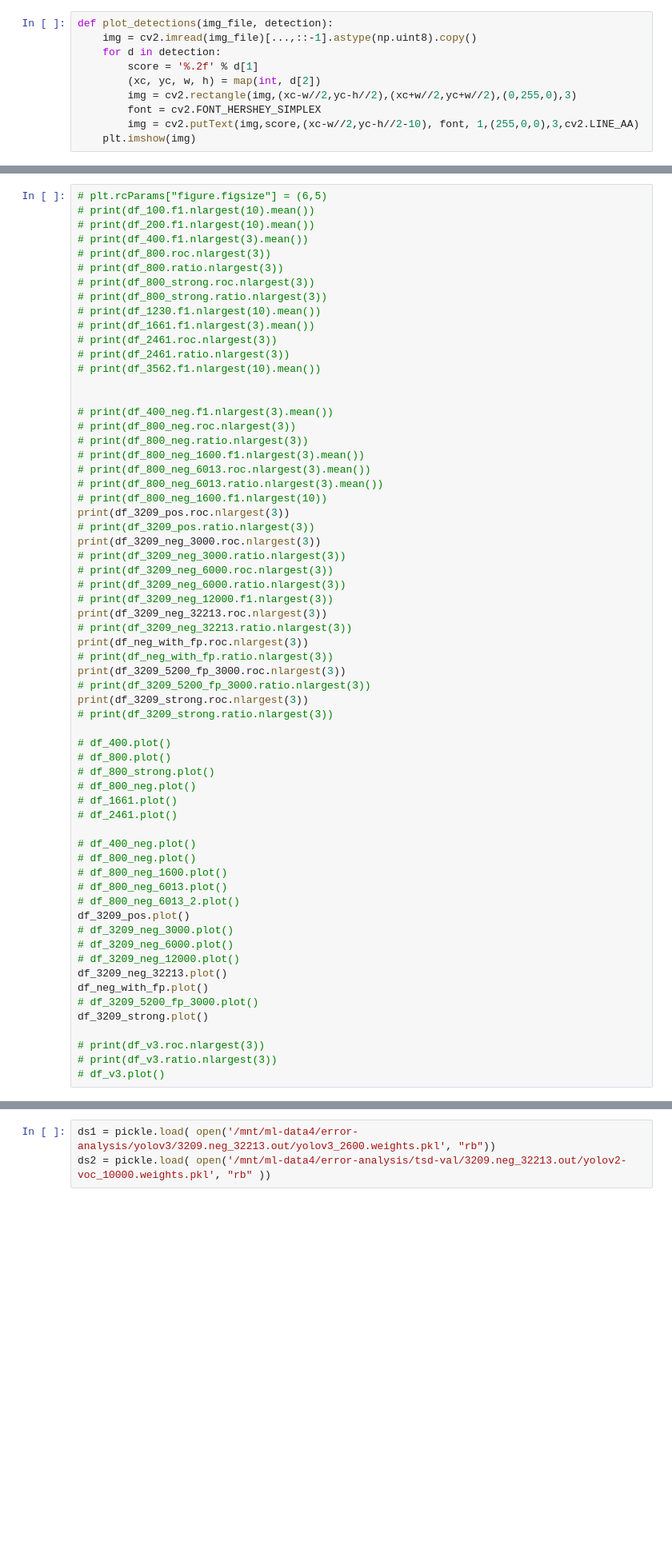
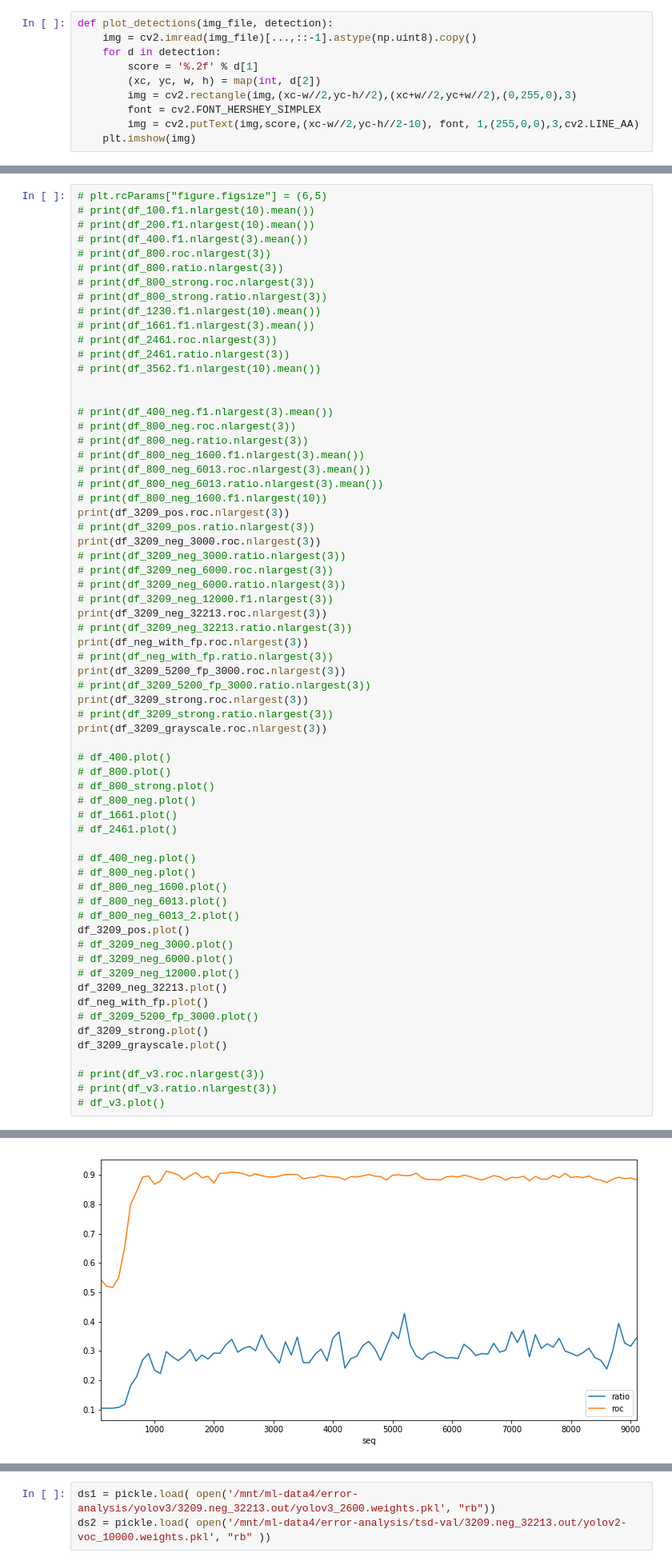
Before and after one commit to test-v1/notebooks-1, a Jupyter notebook: yolo/high bias or high variance.ipynb, the cells around one changed output, grey strips where cells are left out. Shown at 80% size. Saved outputs shown, nothing was run; the diff lists cells and outputs as text; blank space fills up the shorter version.

```diff
--- a/yolo/high bias or high variance.ipynb
+++ b/yolo/high bias or high variance.ipynb
@@ -167,6 +165,7 @@ print(df_3209_5200_fp_3000.roc.nlargest(3))
 # print(df_3209_5200_fp_3000.ratio.nlargest(3))
 print(df_3209_strong.roc.nlargest(3))
 # print(df_3209_strong.ratio.nlargest(3))
+print(df_3209_grayscale.roc.nlargest(3))
 
 # df_400.plot()
 # df_800.plot()
@@ -188,7 +187,9 @@ df_3209_neg_32213.plot()
 df_neg_with_fp.plot()
 # df_3209_5200_fp_3000.plot()
 df_3209_strong.plot()
+df_3209_grayscale.plot()
 
 # print(df_v3.roc.nlargest(3))
 # print(df_v3.ratio.nlargest(3))
 # df_v3.plot()
+# %% [output]
@@ -194,0 +214 @@ df_3209_strong.plot()
+[figure, added]
```
Also changed, not shown: parts of 2 cells of this notebook, 1 other file.
